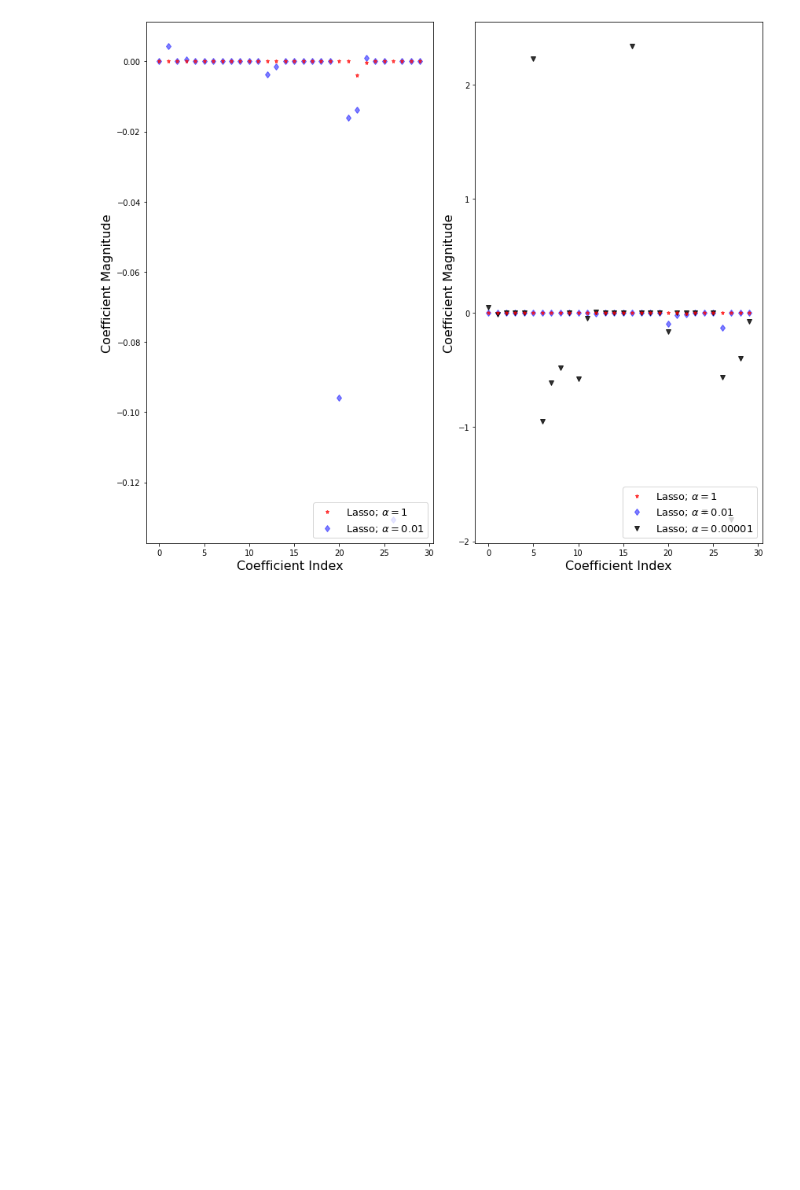
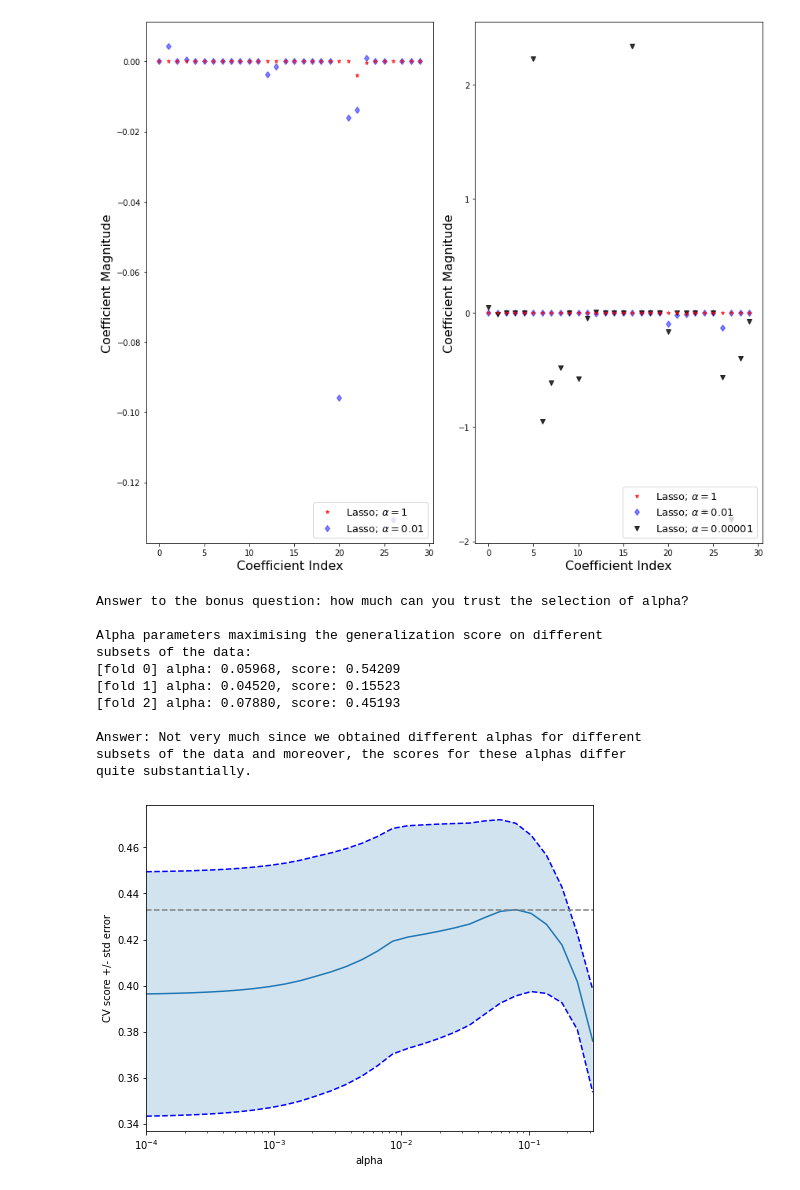
Before and after one commit to sagargahalod/Misc, a Jupyter notebook: Ridge_and_Lasso_Regression.ipynb, the cells around one changed output. Drawn from its saved outputs; the diff is of its cells as text; code cells hidden in the pictures; blank space fills up the shorter version.

```diff
--- a/Ridge_and_Lasso_Regression.ipynb
+++ b/Ridge_and_Lasso_Regression.ipynb
@@ -338,3 +338,80 @@ plt.tight_layout()
 plt.show()
 # %% [output]
 [figure]
+# %%
+from sklearn import datasets
+from sklearn.linear_model import LassoCV
+from sklearn.linear_model import Lasso
+from sklearn.model_selection import KFold
+from sklearn.model_selection import GridSearchCV
+
+X, y = datasets.load_diabetes(return_X_y=True)
+X = X[:150]
+y = y[:150]
+
+lasso = Lasso(random_state=0, max_iter=10000)
+alphas = np.logspace(-4, -0.5, 30)
+
+tuned_parameters = [{'alpha': alphas}]
+n_folds = 5
+
+clf = GridSearchCV(lasso, tuned_parameters, cv=n_folds, refit=False)
+clf.fit(X, y)
+scores = clf.cv_results_['mean_test_score']
+scores_std = clf.cv_results_['std_test_score']
+plt.figure().set_size_inches(8, 6)
+plt.semilogx(alphas, scores)
+
+# plot error lines showing +/- std. errors of the scores
+std_error = scores_std / np.sqrt(n_folds)
+
+plt.semilogx(alphas, scores + std_error, 'b--')
+plt.semilogx(alphas, scores - std_error, 'b--')
+
+# alpha=0.2 controls the translucency of the fill color
+plt.fill_between(alphas, scores + std_error, scores - std_error, alpha=0.2)
+
+plt.ylabel('CV score +/- std error')
+plt.xlabel('alpha')
+plt.axhline(np.max(scores), linestyle='--', color='.5')
+plt.xlim([alphas[0], alphas[-1]])
+
+# #############################################################################
+# Bonus: how much can you trust the selection of alpha?
+
+# To answer this question we use the LassoCV object that sets its alpha
+# parameter automatically from the data by internal cross-validation (i.e. it
+# performs cross-validation on the training data it receives).
+# We use external cross-validation to see how much the automatically obtained
+# alphas differ across different cross-validation folds.
+lasso_cv = LassoCV(alphas=alphas, random_state=0, max_iter=10000)
+k_fold = KFold(3)
+
+print("Answer to the bonus question:",
+      "how much can you trust the selection of alpha?")
+print()
+print("Alpha parameters maximising the generalization score on different")
+print("subsets of the data:")
+for k, (train, test) in enumerate(k_fold.split(X, y)):
+    lasso_cv.fit(X[train], y[train])
+    print("[fold {0}] alpha: {1:.5f}, score: {2:.5f}".
+          format(k, lasso_cv.alpha_, lasso_cv.score(X[test], y[test])))
+print()
+print("Answer: Not very much since we obtained different alphas for different")
+print("subsets of the data and moreover, the scores for these alphas differ")
+print("quite substantially.")
+
+plt.show()
+# %% [output]
+Answer to the bonus question: how much can you trust the selection of alpha?
+
+Alpha parameters maximising the generalization score on different
+subsets of the data:
+[fold 0] alpha: 0.05968, score: 0.54209
+[fold 1] alpha: 0.04520, score: 0.15523
+[fold 2] alpha: 0.07880, score: 0.45193
+
+Answer: Not very much since we obtained different alphas for different
+subsets of the data and moreover, the scores for these alphas differ
+quite substantially.
+[figure, added]
```
